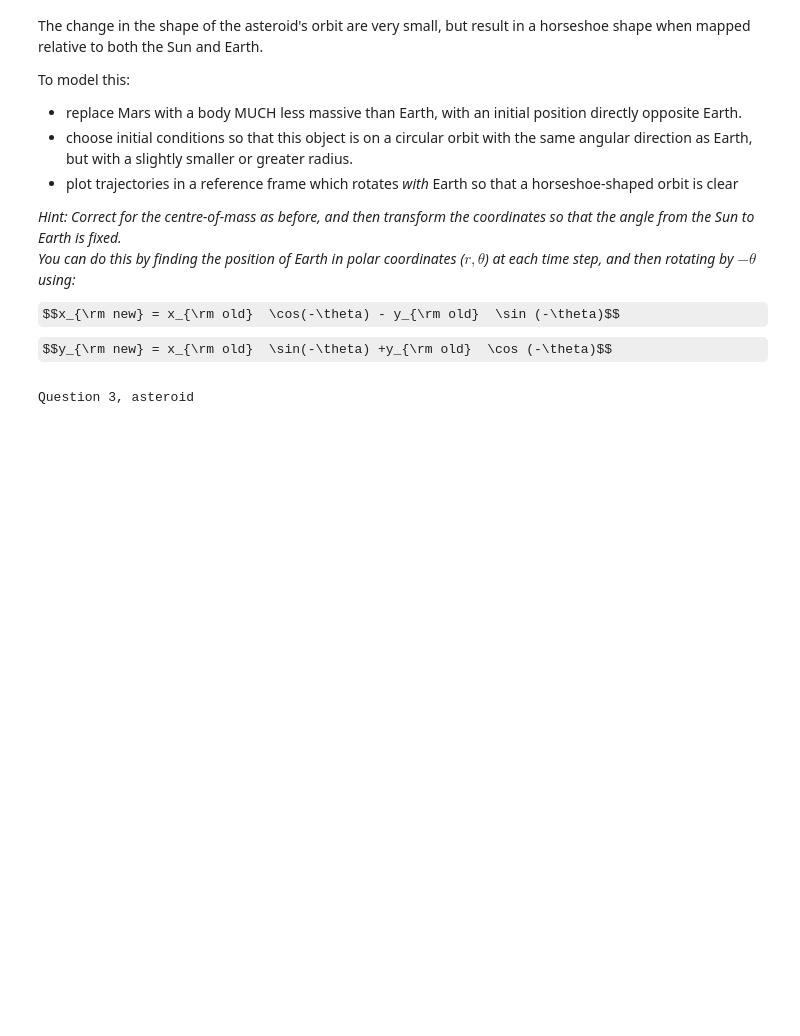
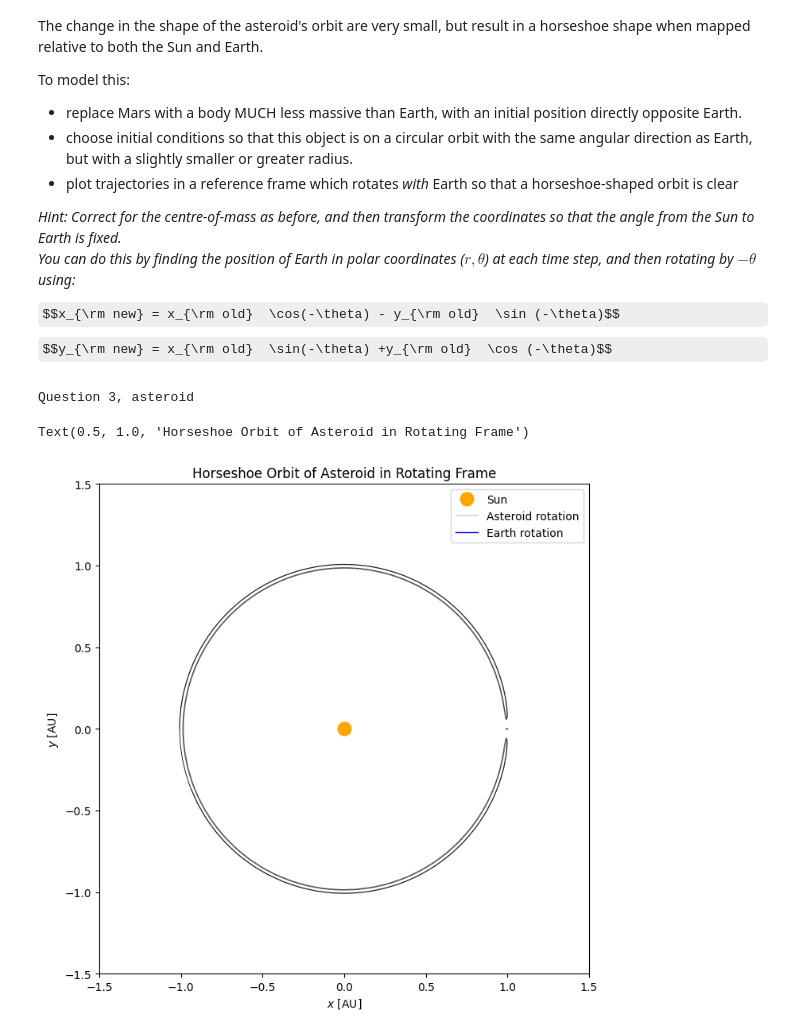
Before and after one commit to arir2001/mitchison_lab2, a Jupyter notebook: orbits/orbits_anna_rooney_19333456.ipynb, the cells around one changed output. Cells and saved outputs as stored; diff of their text form; code cells hidden in the pictures; some formulas as TeX source; blank space fills up the shorter version.

```diff
--- a/orbits/orbits_hw.ipynb
+++ b/orbits/orbits_anna_rooney_19333456.ipynb
@@ -501,58 +513,66 @@ You can do this by finding the position of Earth in polar coordinates ($r, \thet
 $$x_{\rm new} = x_{\rm old}  \cos(-\theta) - y_{\rm old}  \sin (-\theta)$$
 $$y_{\rm new} = x_{\rm old}  \sin(-\theta) +y_{\rm old}  \cos (-\theta)$$
 # %%
-# Initial conditions for Q3: Sun, Earth, Asteroid
+# initial conditions for Q3: Sun, Earth, Asteroid
+import numpy as np
+from scipy.integrate import solve_ivp
 
 print('Question 3, asteroid')
 
-otherstarting = [1.4]
-otherstarting2 = [1.0, 0.8, 1.4, 3.2]
-
-otherdata = []
 
 num = 3
-mass = [3E-6, 0.1E-10, 1.0]  #earth, asteroid, solar masses
-x0s = [1, -1.3, 0]          #earth, asteroid, solar radiuses in AU
-y0s = [0, 0, 0]
-vx0 = [0, 0, 0]
 
-t_min, t_max = 0.0, 500.0  # Simulate for 50 years
-t = np.linspace(t_min, t_max, 5000)  # Use 5000 time points for a smooth plot
+mass = [3E-6, 1e-10, 1.0]  #earth, asst, solar masses
 
-#generate data for the other cases also -- using vy0, multiply the force by random constants.
+x0s = (1.0, -1.01, 0.0)         # earth. ast, solar radius in AU
+y0s = (0.0, 0.0, 0.0)
+vx0 = (0*2*np.pi, 0.0, 0.0)
+vy0 = (2*np.pi, -np.sqrt(4*np.pi**2/1.01), 0.0)     #y velocity in AU
 
-#same time frame as the previous times
-for c in range(len(otherstarting)):
-    co = otherstarting[c]
+x0c, y0c, vx0c, vy0c = correct_for_cm(x0s, y0s, vx0, vy0, mass)
+input1 = np.concatenate((x0c, y0c, vx0c, vy0c))
 
-    vy0 = [2 * np.pi*co, 2 * np.pi * 0.5, 0]  # Slightly reduce the asteroid's speed
+t_len = (0.0, 500)
+t = np.linspace(*t_len, 5000)
 
-    x0c, y0c, vx0c, vy0c = correct_for_cm(x0s, y0s, vx0, vy0, mass)
-    input1 = np.concatenate((x0c, y0c, vx0c, vy0c))
+#solve it now using the asteroid data
+three_body = solve_ivp(lambda t, y: dydt_gen_2(t, y, mass, num), (t_min, t_max), input1, rtol=1E-6, atol=1E-6)
 
-    three_body = solve_ivp(lambda t, y: dydt_gen_2(t, y, mass, num), (t_min, t_max), input1, rtol=1E-6, atol=1E-6)
+earth_x = three_body.y[0, :]
+earth_y = three_body.y[3, :]
 
-    earth_x = three_body.y[0, :]
-    earth_y = three_body.y[3, :]
+ast_x = three_body.y[1, :]
+ast_y = three_body.y[4, :]
 
-    ast_x = three_body.y[1, :]
-    ast_y = three_body.y[4, :]
+sun_x = three_body.y[2, :]
+sun_y = three_body.y[5, :]
 
-    sun_x = three_body.y[2, :]
-    sun_y = three_body.y[5, :]
+#converting earths position to polar coordinates so we have a Rotating Reference Frame
+# -- https://en.wikipedia.org/wiki/Rotating_reference_frame#Relating_rotating_frames_to_stationary_frames
 
-    #converting earths position to polar coordinates so we have a Rotating Reference Frame
-    # -- https://en.wikipedia.org/wiki/Rotating_reference_frame#Relating_rotating_frames_to_stationary_frames
-    r_earth = np.sqrt(earth_x**2 + earth_y**2)
-    thetas = np.arctan2(earth_y, earth_x) # Get angle theta for Earth position at each timestep
+thetas = np.arctan2(earth_y, earth_x)
 
-    # transforming asteroids coordinates to the rotating frame also
-    ast_x_rot = ast_x * np.cos(-thetas) - ast_y * np.sin(-thetas)
-    ast_y_rot = ast_x * np.sin(-thetas) + ast_y * np.cos(-thetas)
+ast_x_rot = ast_x * np.cos(-thetas) - ast_y * np.sin(-thetas)
+ast_y_rot = ast_x * np.sin(-thetas) + ast_y * np.cos(-thetas)
 
-    earth_x_rot = earth_x * np.cos(-thetas) - earth_y * np.sin(-thetas)
-    earth_y_rot = earth_x * np.sin(-thetas) + earth_y * np.cos(-thetas)
+earth_x_rot = earth_x * np.cos(-thetas) - earth_y * np.sin(-thetas)
+earth_y_rot = earth_x * np.sin(-thetas) + earth_y * np.cos(-thetas)
 
-    otherdata.append([earth_x_rot, earth_y_rot, ast_x_rot, ast_y_rot, ast_x, ast_y, sun_x, sun_y])
+#plot the results
+fig, ax = plt.subplots(figsize=(8, 8))
+ax.set_aspect('equal')
+ax.plot(0, 0, 'o', ms=12, color='orange', zorder=0, label='Sun')  # Sun at the origin
+ax.plot(ast_x_rot, ast_y_rot, label='Asteroid rotation', linewidth = 0.2, color = 'black')
+ax.plot(earth_x_rot, earth_y_rot, label='Earth rotation ', linewidth = 1, color='blue')
+
+ax.set_xlim([-1.5, 1.5])
+ax.set_ylim([-1.5, 1.5])
+ax.set_xlabel('$x$ [AU]')
+ax.set_ylabel('$y$ [AU]')
+ax.legend()
+plt.title('Horseshoe Orbit of Asteroid in Rotating Frame')
+plt.show()
 # %% [output]
 Question 3, asteroid
+Text(0.5, 1.0, 'Horseshoe Orbit of Asteroid in Rotating Frame')
+[figure, added]
```
Also changed, not shown: parts of 8 cells of this notebook, 2 other files.
